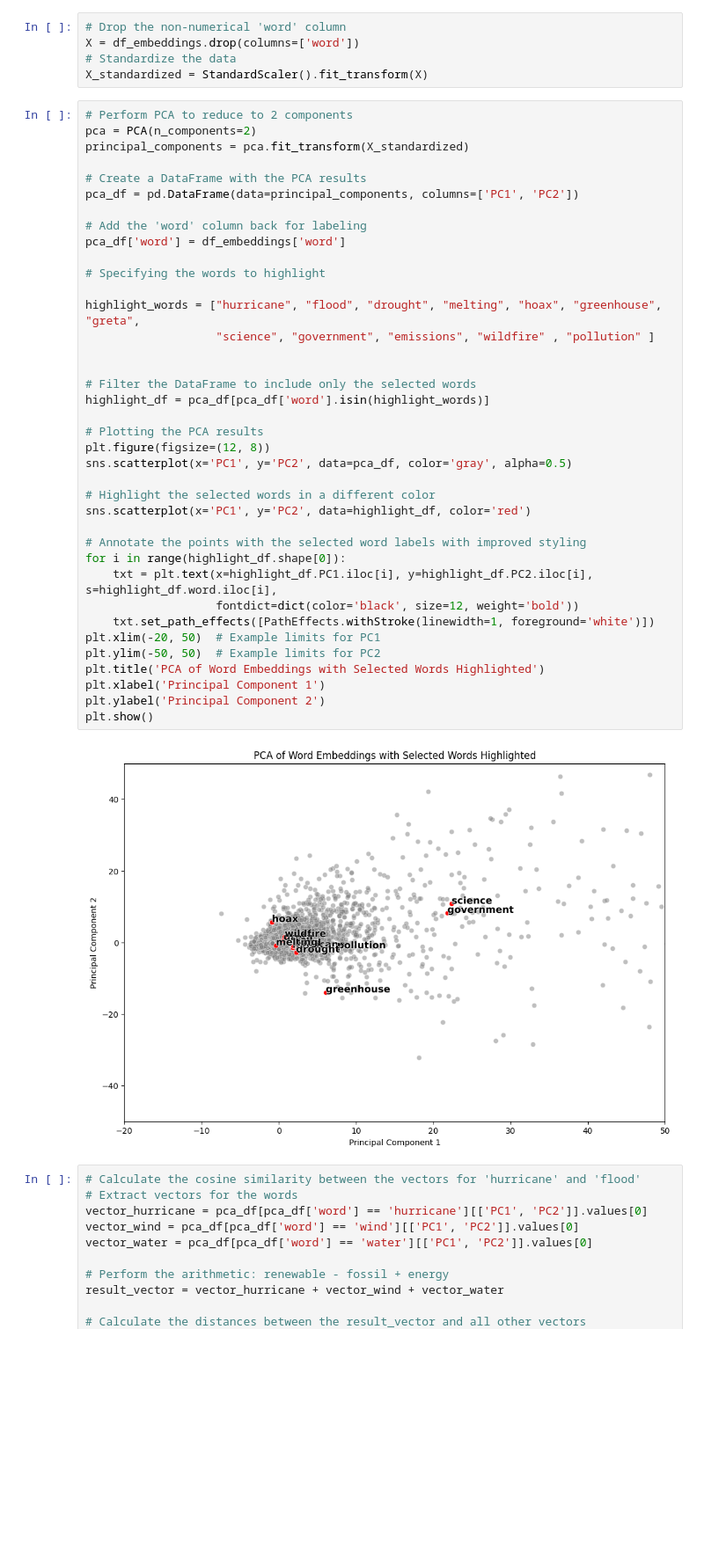
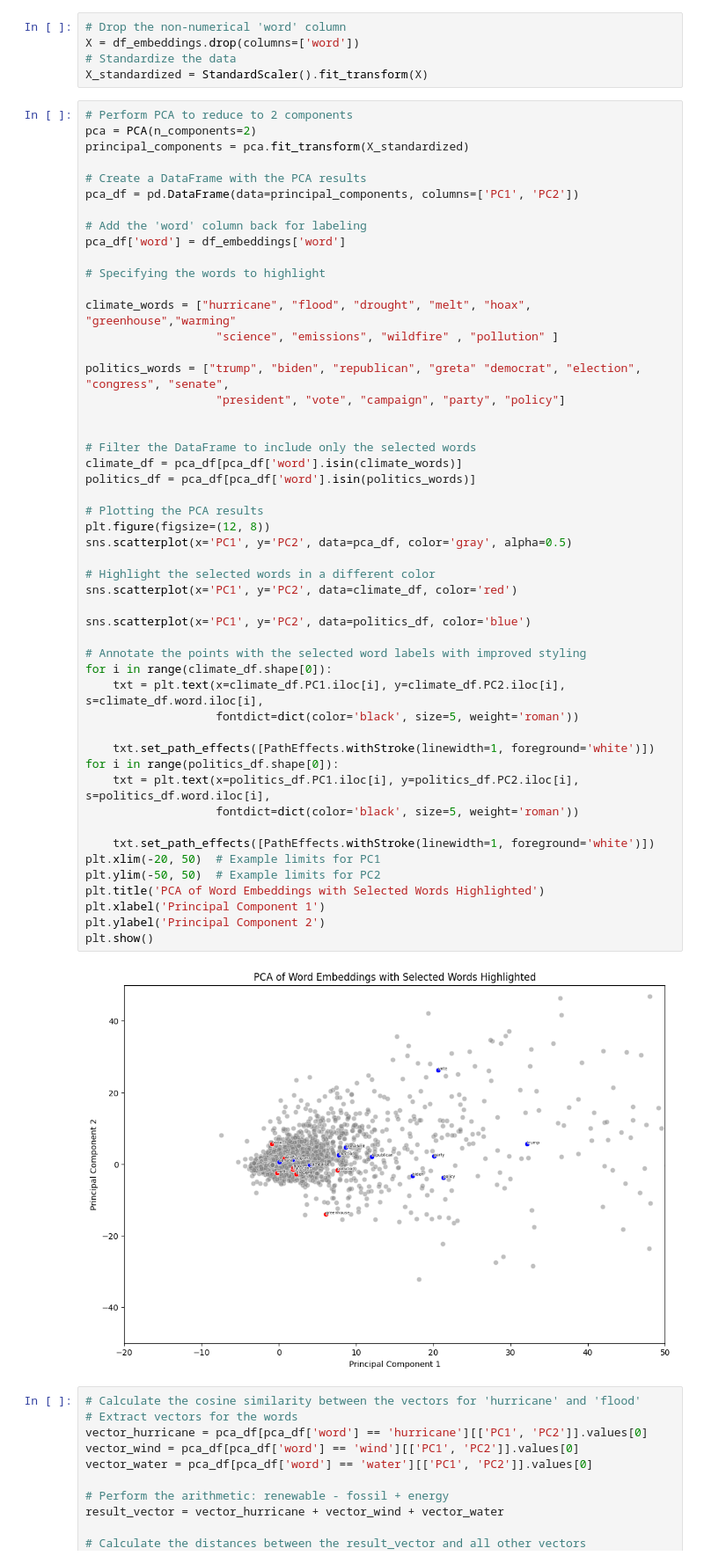
Before and after one commit to tobiaswtzl/dlss-project24, a Jupyter notebook: code/2. Deep Learning Model/SemSim.ipynb, the cells around one changed output. Shown at 88% size. Cells and saved outputs as stored; diff of their text form; blank space fills up the shorter version.

```diff
--- a/code/2. Deep Learning Model/SemSim.ipynb
+++ b/code/2. Deep Learning Model/SemSim.ipynb
@@ -44,41 +44,53 @@ X_standardized = StandardScaler().fit_transform(X)
 pca = PCA(n_components=2)
 principal_components = pca.fit_transform(X_standardized)
 
 # Create a DataFrame with the PCA results
 pca_df = pd.DataFrame(data=principal_components, columns=['PC1', 'PC2'])
 
 # Add the 'word' column back for labeling
 pca_df['word'] = df_embeddings['word']
 
 # Specifying the words to highlight
 
-highlight_words = ["hurricane", "flood", "drought", "melting", "hoax", "greenhouse", "greta",
-                   "science", "government", "emissions", "wildfire" , "pollution" ]
+climate_words = ["hurricane", "flood", "drought", "melt", "hoax", "greenhouse","warming"
+                   "science", "emissions", "wildfire" , "pollution" ]
+
+politics_words = ["trump", "biden", "republican", "greta" "democrat", "election", "congress", "senate",
+                   "president", "vote", "campaign", "party", "policy"]
 
 
 # Filter the DataFrame to include only the selected words
-highlight_df = pca_df[pca_df['word'].isin(highlight_words)]
+climate_df = pca_df[pca_df['word'].isin(climate_words)]
+politics_df = pca_df[pca_df['word'].isin(politics_words)]
 
 # Plotting the PCA results
 plt.figure(figsize=(12, 8))
 sns.scatterplot(x='PC1', y='PC2', data=pca_df, color='gray', alpha=0.5)
 
 # Highlight the selected words in a different color
-sns.scatterplot(x='PC1', y='PC2', data=highlight_df, color='red')
+sns.scatterplot(x='PC1', y='PC2', data=climate_df, color='red')
+
+sns.scatterplot(x='PC1', y='PC2', data=politics_df, color='blue')
 
 # Annotate the points with the selected word labels with improved styling
-for i in range(highlight_df.shape[0]):
-    txt = plt.text(x=highlight_df.PC1.iloc[i], y=highlight_df.PC2.iloc[i], s=highlight_df.word.iloc[i],
-                   fontdict=dict(color='black', size=12, weight='bold'))
+for i in range(climate_df.shape[0]):
+    txt = plt.text(x=climate_df.PC1.iloc[i], y=climate_df.PC2.iloc[i], s=climate_df.word.iloc[i],
+                   fontdict=dict(color='black', size=5, weight='roman'))
+
+    txt.set_path_effects([PathEffects.withStroke(linewidth=1, foreground='white')])
+for i in range(politics_df.shape[0]):
+    txt = plt.text(x=politics_df.PC1.iloc[i], y=politics_df.PC2.iloc[i], s=politics_df.word.iloc[i],
+                   fontdict=dict(color='black', size=5, weight='roman'))
+
     txt.set_path_effects([PathEffects.withStroke(linewidth=1, foreground='white')])
 plt.xlim(-20, 50)  # Example limits for PC1
 plt.ylim(-50, 50)  # Example limits for PC2
 plt.title('PCA of Word Embeddings with Selected Words Highlighted')
 plt.xlabel('Principal Component 1')
 plt.ylabel('Principal Component 2')
 plt.show()
 # %% [output]
-[figure, old version]
+[figure, new version]
 # %%
 # Calculate the cosine similarity between the vectors for 'hurricane' and 'flood'
 # Extract vectors for the words
```
Also changed, not shown: 8 other files.
